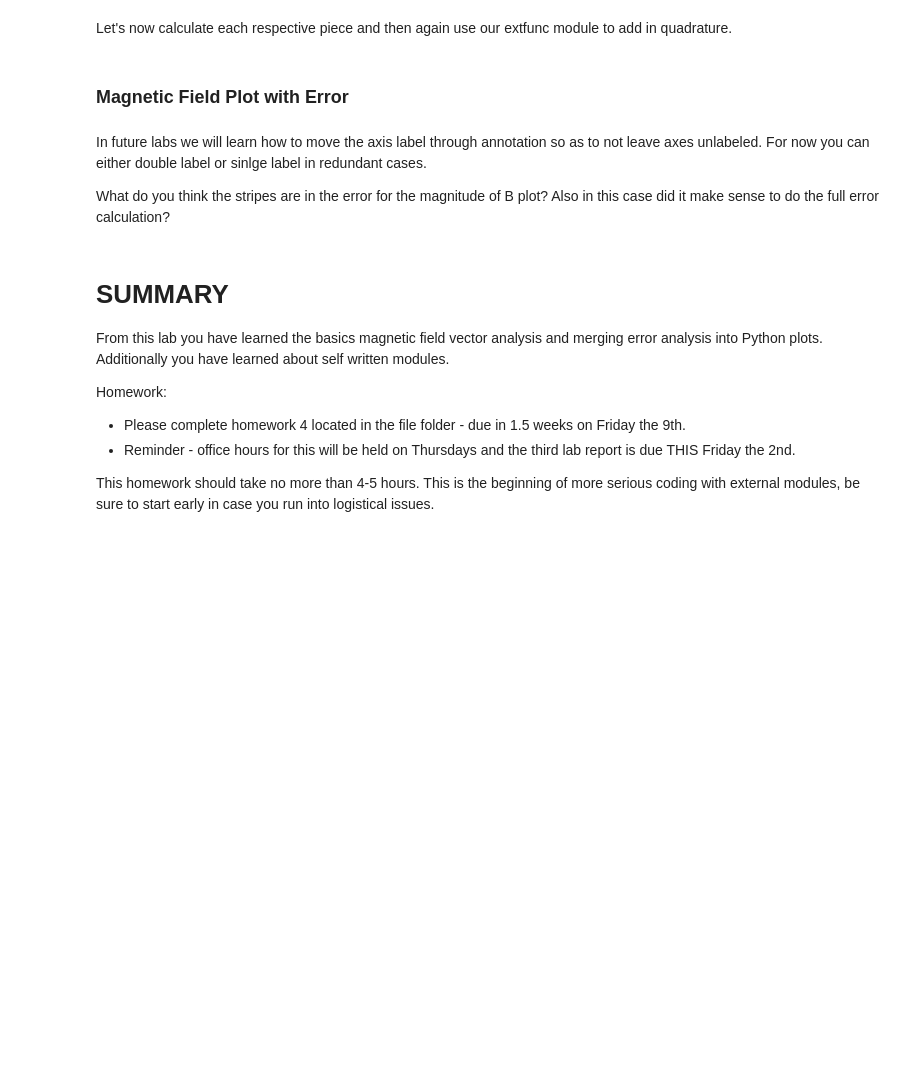
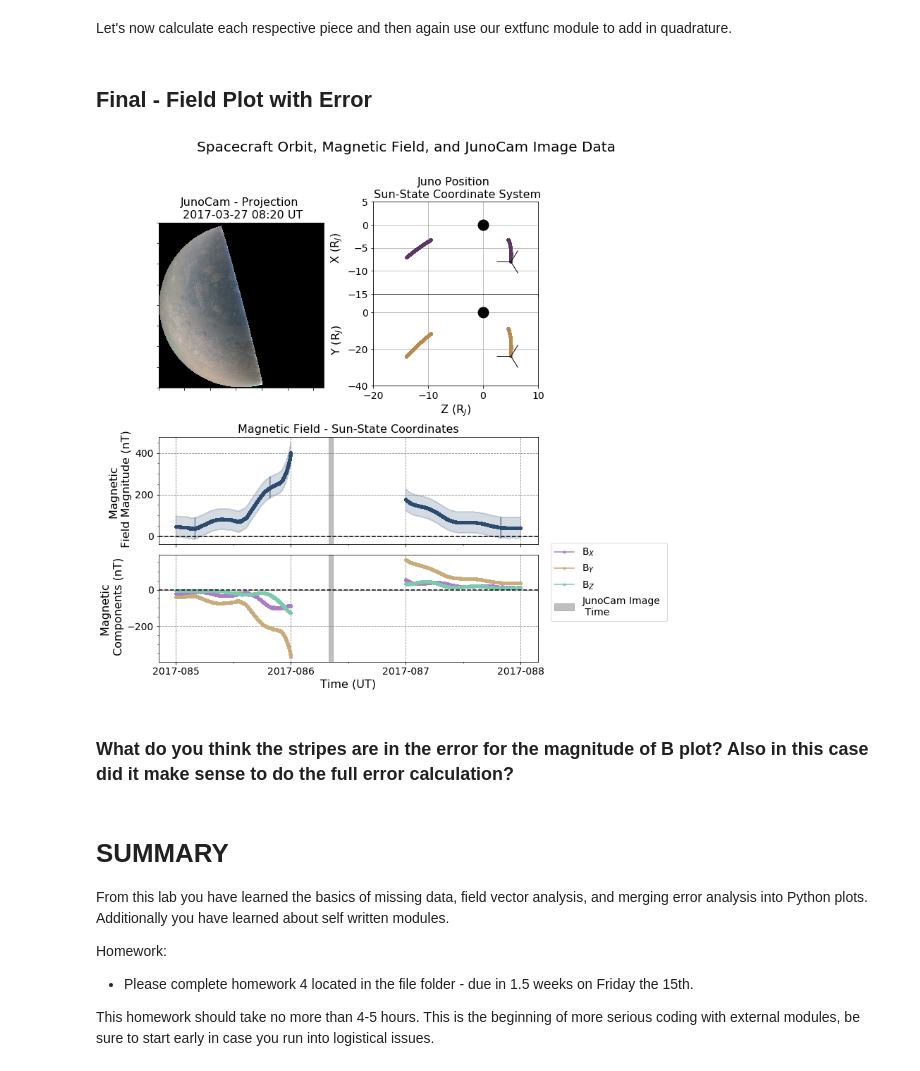
Before and after one commit to abbyazari/data_vis_statistics_geosciences, a Jupyter notebook: Lab4/Lab4_JupiterFlyBy.ipynb, the cells around one changed output. Saved outputs shown, nothing was run; the diff lists cells and outputs as text; code cells hidden in the pictures; blank space fills up the shorter version.

```diff
--- a/Lab4/Lab4_JupiterFlyBy.ipynb
+++ b/Lab4/Lab4_JupiterFlyBy.ipynb
@@ -1004,6 +909,6 @@ oneSecDataFGM['B_MAG_ERROR'] = magnitudeError
 #and now what? Lets go ahead and plot again with error
 # %% [markdown]
-### Magnetic Field Plot with Error
+## Final -  Field Plot with Error
 # %%
 fig = plt.figure(figsize=(13, 12))
 fig.suptitle('Spacecraft Orbit, Magnetic Field, and JunoCam Image Data', fontsize=20)
@@ -1023,7 +928,7 @@ ax5 = fig.add_subplot(gs_side[1, 1])
 ax1.imshow(imageData['mapprojected'])
 
 ax2.plot(oneSecDataFGM.index.to_pydatetime(), oneSecDataFGM['B_MAG'], marker = '.',
-         color = '#2b4c6e', label = 'B$_{Mag}$')
+         color = '#2b4c6e', label = 'B$_{Magnitude}$')
 
 ax2.fill_between(oneSecDataFGM.index.to_pydatetime(),
                  oneSecDataFGM['B_MAG'] - oneSecDataFGM['B_MAG_ERROR'],
@@ -1088,62 +993,69 @@ ax3.plot(oneSecDataFGM.index.to_pydatetime(), oneSecDataFGM['B_Z'], marker = '.'
 
 ax4.plot(oneSecDataFGM['POS_Z_RJ'], oneSecDataFGM['POS_X_RJ'], marker = '.',
          color = '#5c3566')
+
 ax5.plot(oneSecDataFGM['POS_Z_RJ'], oneSecDataFGM['POS_Y_RJ'], marker = '.',
          color = '#b98a4d')
 
+#make start of spacecraft location obvious
+ax4.plot(oneSecDataFGM['POS_Z_RJ'].iat[0], oneSecDataFGM['POS_X_RJ'].iat[0], marker='3',
+         color='k', markersize=40)
+ax5.plot(oneSecDataFGM['POS_Z_RJ'].iat[0], oneSecDataFGM['POS_Y_RJ'].iat[0],
+         marker='3', color='k', markersize=40, label = 'S/C Starting Location')
+
 #x-values
-#plot out location of Saturn
+#plot out location of Jupiter
 ax4.set_title('Juno Position \n Sun-State Coordinate System', fontsize = 16)
 ax4.plot([0], [0], color='k', marker = 'o',  markersize = 15)
 ax5.plot([0], [0], color='k', marker = 'o',  markersize = 15)
 
-ax4.plot(oneSecDataFGM['POS_Z_RJ'].iat[0], oneSecDataFGM['POS_X_RJ'].iat[0], marker='3', color='k',
-         markersize=20)
+
 
 ax4.set_ylim([-15, 5])
 ax5.set_ylim([-40, 10])
 
 ax4.set_xticklabels([])
 
 ax4.set_xlim([-20, 10])
 ax5.set_xlim([-20, 10])
 
 ax4.grid()
 ax5.grid()
 
 ax4.tick_params(labelsize = 14)
 ax5.tick_params(labelsize = 14)
 
 ax4.set_ylabel('X (R$_{J}$)', fontsize = 16)
 ax5.set_xlabel('Z (R$_{J}$)', fontsize = 16)
 ax5.set_ylabel('Y (R$_{J}$)', fontsize = 16)
 
 
 ax3.axhline(y=0.0, color = 'k', linestyle = '--')
-ax3.set_ylabel('Magnetic Field (nT)', fontsize = 16)
+ax2.set_ylabel('Magnetic \n Field Magnitude (nT)', fontsize = 16)
+ax3.set_ylabel('Magnetic \n Components (nT)',      fontsize = 16)
 ax3.set_xlabel('Time (UT)', fontsize = 16)
 
 
-ax2.legend(bbox_to_anchor = (1.22, 1.16), prop={'size':14})
+
 ax3.legend(bbox_to_anchor = (1.02, 1.16), prop={'size':14})
+
 
 ax3.tick_params(labelsize = 14)
 #set up the grid
 ax3.grid(color = 'gray', linestyle = 'dashed')
 
 #savefigure
 plt.savefig('./Figures/JunoCam_MagData_{:%Y-%j-%H-%M}.png'.format(imgTime))
+# %% [output]
+[figure, added]
 # %% [markdown]
-In future labs we will learn how to move the axis label through annotation so as to not leave axes unlabeled. For now you can either double label or sinlge label in redundant cases.
-
-What do you think the stripes are in the error for the magnitude of B plot? Also in this case did it make sense to do the full error calculation?
+### What do you think the stripes are in the error for the magnitude of B plot? Also in this case did it make sense to do the full error calculation?
 # %% [markdown]
 # SUMMARY
 
-From this lab you have learned the basics magnetic field vector analysis and merging error analysis into Python plots. Additionally you have learned about self written modules.
+From this lab you have learned the basics of missing data, field vector analysis, and merging error analysis into Python plots. Additionally you have learned about self written modules.
 
 Homework:
-- Please complete homework 4 located in the file folder - due in 1.5 weeks on Friday the 9th.
-- Reminder - office hours for this will be held on Thursdays and the third lab report is due THIS Friday the 2nd.
+- Please complete homework 4 located in the file folder - due in 1.5 weeks on Friday the 15th.
 
 This homework should take no more than 4-5 hours. This is the beginning of more serious coding with external modules, be sure to start early in case you run into logistical issues.
```
Also changed, not shown: parts of 63 cells of this notebook, 1 other file.
